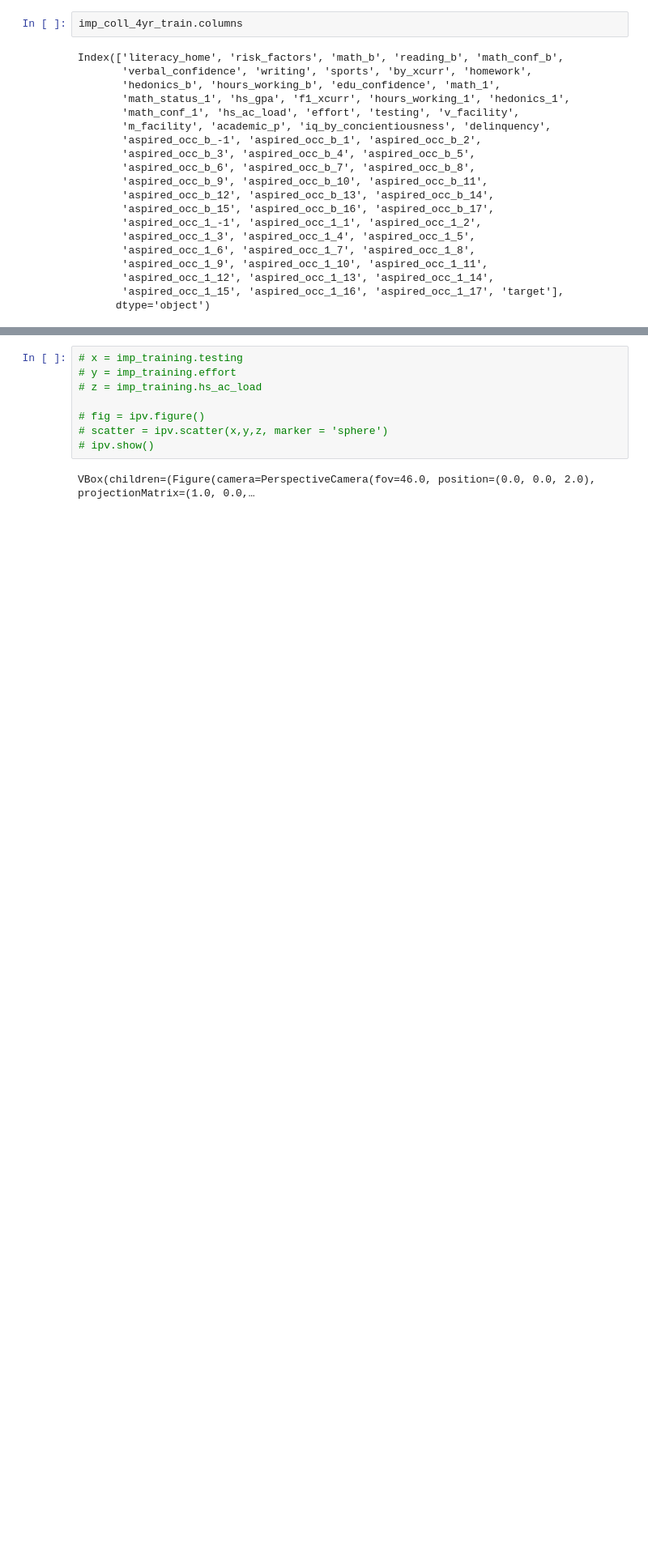
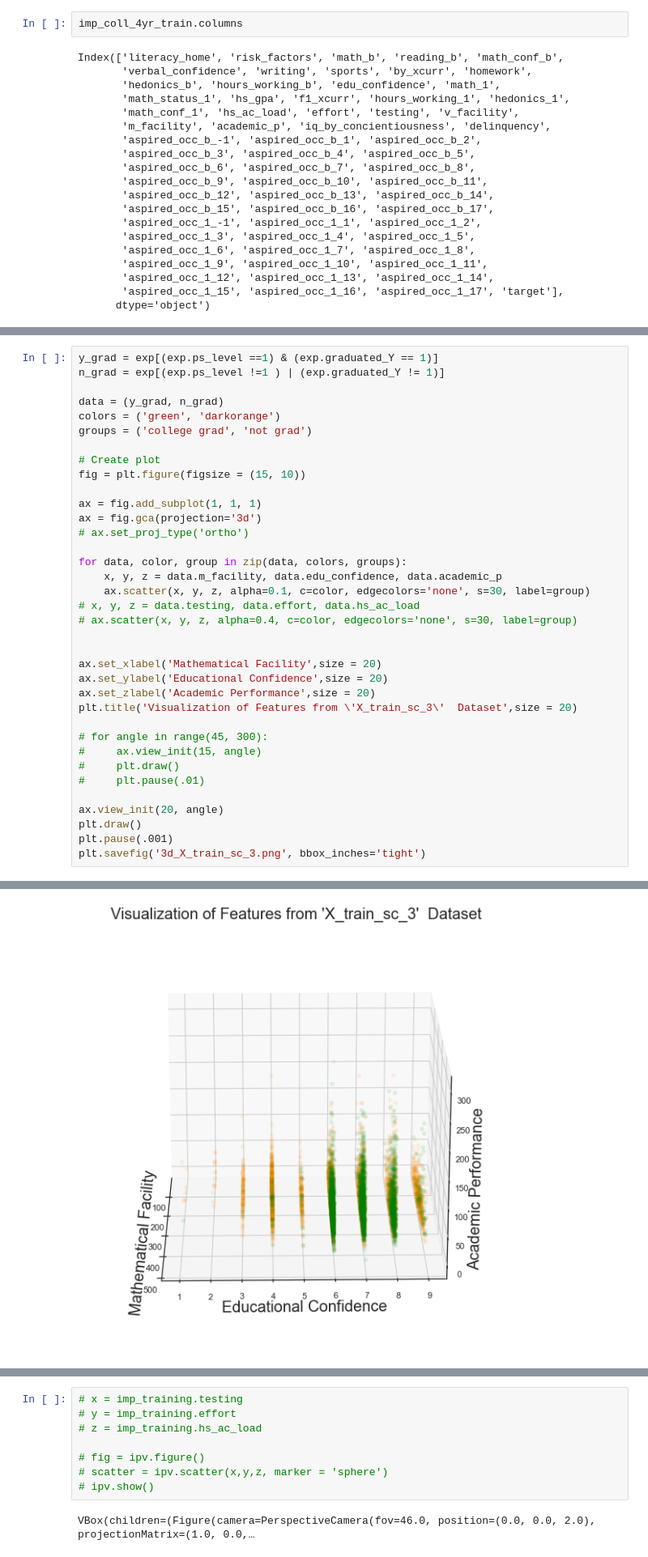
Before and after one commit to eonslemp/ML_assisted_college_advising, a Jupyter notebook: code/final_notebook.ipynb, the cells around one changed output, grey strips where cells are left out. Shown at 81% size. Cells and saved outputs as stored; diff of their text form; blank space fills up the shorter version.

```diff
--- a/code/final_notebook.ipynb
+++ b/code/final_notebook.ipynb
@@ -886,0 +886,37 @@ Adding an axes using the same arguments as a previous axes currently reuses the
+# %%
+y_grad = exp[(exp.ps_level ==1) & (exp.graduated_Y == 1)]
+n_grad = exp[(exp.ps_level !=1 ) | (exp.graduated_Y != 1)]
+
+data = (y_grad, n_grad)
+colors = ('green', 'darkorange')
+groups = ('college grad', 'not grad')
+
+# Create plot
+fig = plt.figure(figsize = (15, 10))
+
+ax = fig.add_subplot(1, 1, 1)
+ax = fig.gca(projection='3d')
+# ax.set_proj_type('ortho')
+
+for data, color, group in zip(data, colors, groups):
+    x, y, z = data.m_facility, data.edu_confidence, data.academic_p
+    ax.scatter(x, y, z, alpha=0.1, c=color, edgecolors='none', s=30, label=group)
+# x, y, z = data.testing, data.effort, data.hs_ac_load
+# ax.scatter(x, y, z, alpha=0.4, c=color, edgecolors='none', s=30, label=group)
+
+
+ax.set_xlabel('Mathematical Facility',size = 20)
+ax.set_ylabel('Educational Confidence',size = 20)
+ax.set_zlabel('Academic Performance',size = 20)
+plt.title('Visualization of Features from \'X_train_sc_3\'  Dataset',size = 20)
+
+# for angle in range(45, 300):
+#     ax.view_init(15, angle)
+#     plt.draw()
+#     plt.pause(.01)
+
+ax.view_init(20, angle)
+plt.draw()
+plt.pause(.001)
+plt.savefig('3d_X_train_sc_3.png', bbox_inches='tight')
+# %% [output]
@@ -886,0 +927 @@ Adding an axes using the same arguments as a previous axes currently reuses the
+[figure, added]
```
Also changed, not shown: parts of 6 cells of this notebook, 5 other files.
